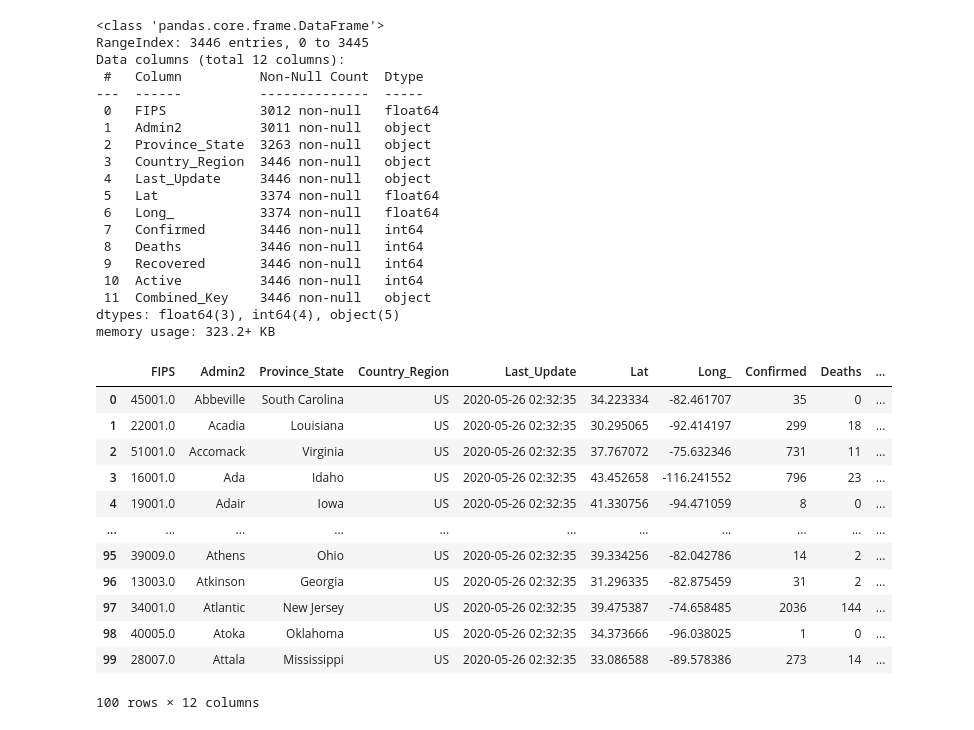
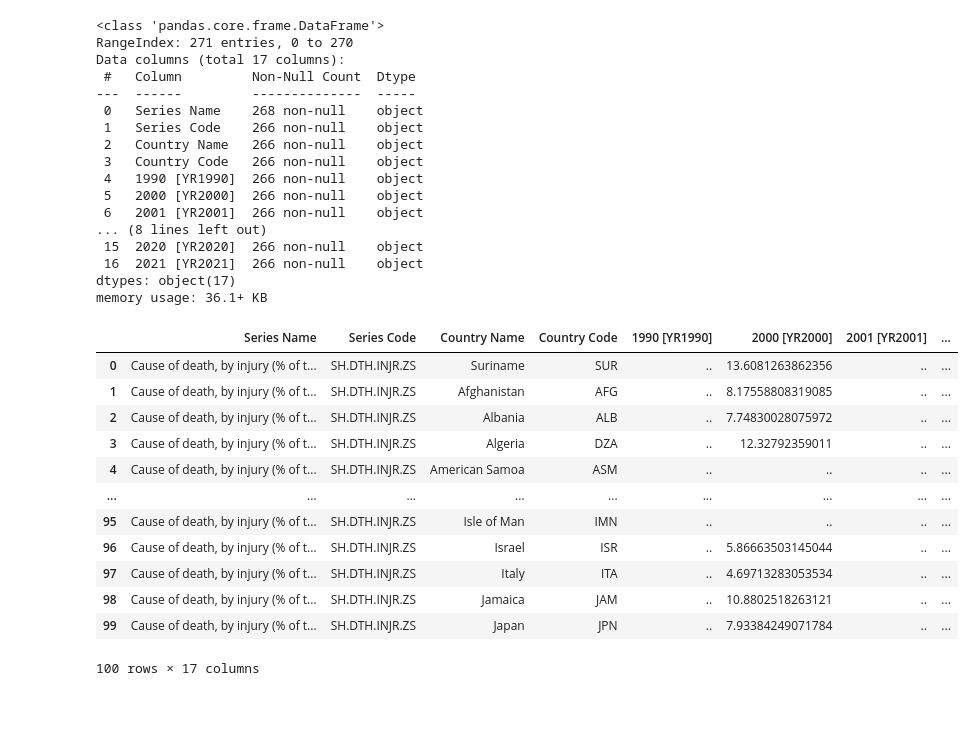
Before and after one commit to Vibenshus-Gymnasium-Pro/assignment-1-AnnaEH19, a Jupyter notebook: Data_science_1.ipynb, the cells around one changed output. Cells and saved outputs as stored; diff of their text form; code cells hidden in the pictures.

```diff
--- a/Data_science_1.ipynb
+++ b/Data_science_1.ipynb
@@ -3,45 +3,43 @@
 # %%
 import pandas as pd
 import numpy as np
 import matplotlib.pyplot as plt
 import seaborn as sns
 import plotly.express as px ### for plotting the data on world map
 
 
-path = 'https://raw.githubusercontent.com/CSSEGISandData/COVID-19/master/csse_covid_19_data/csse_covid_19_daily_reports/05-25-2020.csv'
+path = 'Death.csv'
 df = pd.read_csv(path)
 df.info()
 df.head(100)
 # %% [output]
 <class 'pandas.core.frame.DataFrame'>
-RangeIndex: 3446 entries, 0 to 3445
-Data columns (total 12 columns):
- #   Column          Non-Null Count  Dtype
----  ------          --------------  -----
- 0   FIPS            3012 non-null   float64
- 1   Admin2          3011 non-null   object
- 2   Province_State  3263 non-null   object
- 3   Country_Region  3446 non-null   object
- 4   Last_Update     3446 non-null   object
- 5   Lat             3374 non-null   float64
- 6   Long_           3374 non-null   float64
- 7   Confirmed       3446 non-null   int64
- 8   Deaths          3446 non-null   int64
- 9   Recovered       3446 non-null   int64
- 10  Active          3446 non-null   int64
- 11  Combined_Key    3446 non-null   object
-dtypes: float64(3), int64(4), object(5)
-memory usage: 323.2+ KB
+RangeIndex: 271 entries, 0 to 270
+Data columns (total 17 columns):
+ #   Column         Non-Null Count  Dtype
+---  ------         --------------  -----
+ 0   Series Name    268 non-null    object
+ 1   Series Code    266 non-null    object
+ 2   Country Name   266 non-null    object
+ 3   Country Code   266 non-null    object
+ 4   1990 [YR1990]  266 non-null    object
+ 5   2000 [YR2000]  266 non-null    object
+ 6   2001 [YR2001]  266 non-null    object
+... (8 lines left out)
+ 15  2020 [YR2020]  266 non-null    object
+ 16  2021 [YR2021]  266 non-null    object
+dtypes: object(17)
+memory usage: 36.1+ KB
-|  | FIPS | Admin2 | Province_State | Country_Region | Last_Update | Lat | Long_ | Confirmed | Deaths | ... |
-| 0 | 45001.0 | Abbeville | South Carolina | US | 2020-05-26 02:32:35 | 34.223334 | -82.461707 | 35 | 0 | ... |
-| 1 | 22001.0 | Acadia | Louisiana | US | 2020-05-26 02:32:35 | 30.295065 | -92.414197 | 299 | 18 | ... |
-| 2 | 51001.0 | Accomack | Virginia | US | 2020-05-26 02:32:35 | 37.767072 | -75.632346 | 731 | 11 | ... |
-| 3 | 16001.0 | Ada | Idaho | US | 2020-05-26 02:32:35 | 43.452658 | -116.241552 | 796 | 23 | ... |
-| 4 | 19001.0 | Adair | Iowa | US | 2020-05-26 02:32:35 | 41.330756 | -94.471059 | 8 | 0 | ... |
-| ... | ... | ... | ... | ... | ... | ... | ... | ... | ... | ... |
-| 95 | 39009.0 | Athens | Ohio | US | 2020-05-26 02:32:35 | 39.334256 | -82.042786 | 14 | 2 | ... |
-| 96 | 13003.0 | Atkinson | Georgia | US | 2020-05-26 02:32:35 | 31.296335 | -82.875459 | 31 | 2 | ... |
-| 97 | 34001.0 | Atlantic | New Jersey | US | 2020-05-26 02:32:35 | 39.475387 | -74.658485 | 2036 | 144 | ... |
-| 98 | 40005.0 | Atoka | Oklahoma | US | 2020-05-26 02:32:35 | 34.373666 | -96.038025 | 1 | 0 | ... |
-| 99 | 28007.0 | Attala | Mississippi | US | 2020-05-26 02:32:35 | 33.086588 | -89.578386 | 273 | 14 | ... |
+|  | Series Name | Series Code | Country Name | Country Code | 1990 [YR1990] | 2000 [YR2000] | 2001 [YR2001] | ... |
+| 0 | Cause of death, by injury (% of t... | SH.DTH.INJR.ZS | Suriname | SUR | .. | 13.6081263862356 | .. | ... |
+| 1 | Cause of death, by injury (% of t... | SH.DTH.INJR.ZS | Afghanistan | AFG | .. | 8.17558808319085 | .. | ... |
+| 2 | Cause of death, by injury (% of t... | SH.DTH.INJR.ZS | Albania | ALB | .. | 7.74830028075972 | .. | ... |
+| 3 | Cause of death, by injury (% of t... | SH.DTH.INJR.ZS | Algeria | DZA | .. | 12.32792359011 | .. | ... |
+| 4 | Cause of death, by injury (% of t... | SH.DTH.INJR.ZS | American Samoa | ASM | .. | .. | .. | ... |
+| ... | ... | ... | ... | ... | ... | ... | ... | ... |
+| 95 | Cause of death, by injury (% of t... | SH.DTH.INJR.ZS | Isle of Man | IMN | .. | .. | .. | ... |
+| 96 | Cause of death, by injury (% of t... | SH.DTH.INJR.ZS | Israel | ISR | .. | 5.86663503145044 | .. | ... |
+| 97 | Cause of death, by injury (% of t... | SH.DTH.INJR.ZS | Italy | ITA | .. | 4.69713283053534 | .. | ... |
+| 98 | Cause of death, by injury (% of t... | SH.DTH.INJR.ZS | Jamaica | JAM | .. | 10.8802518263121 | .. | ... |
+| 99 | Cause of death, by injury (% of t... | SH.DTH.INJR.ZS | Japan | JPN | .. | 7.93384249071784 | .. | ... |
-100 rows × 12 columns
+100 rows × 17 columns
```
Also changed, not shown: parts of 9 cells of this notebook.
